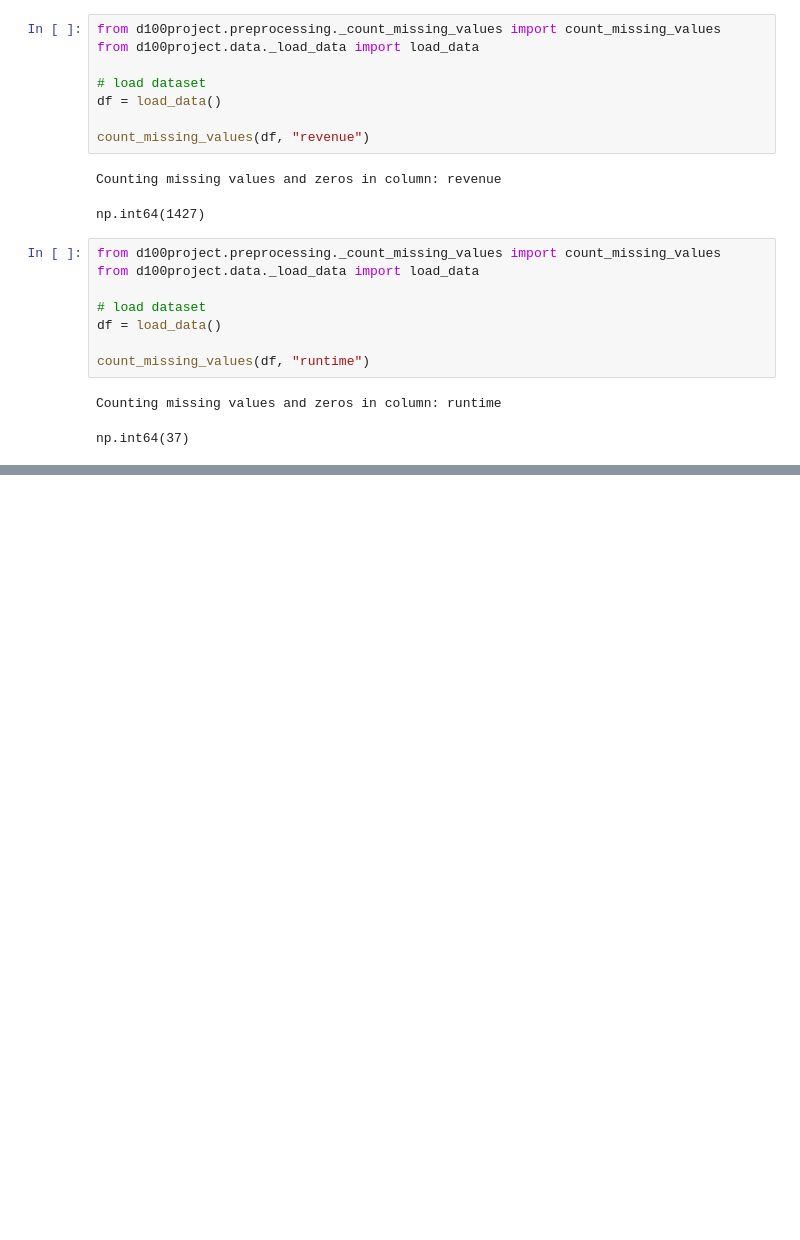
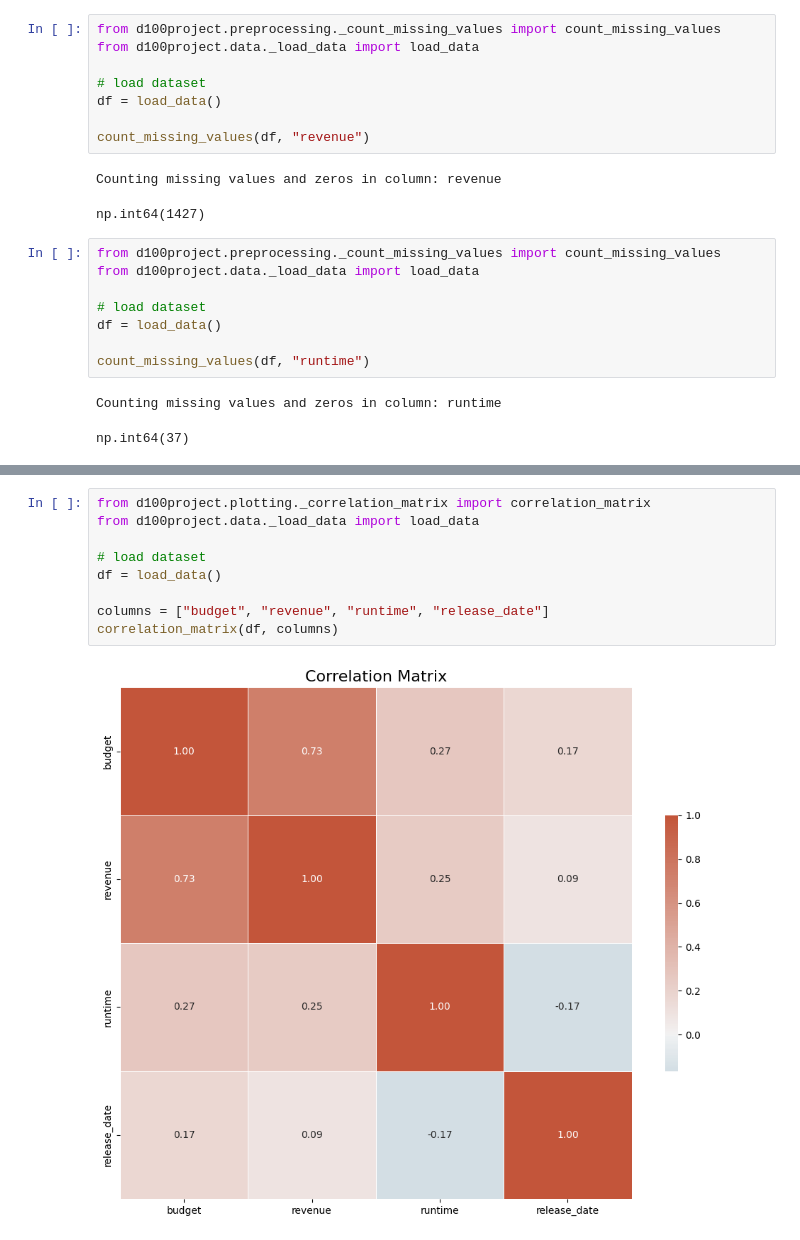
Before and after one commit to gem733/d100project, a Jupyter notebook: eda_cleaning.ipynb, the cells around one changed output, grey strips where cells are left out. Cells and saved outputs as stored; diff of their text form; blank space fills up the shorter version.

Commit message:
edit nb with corr matrix

```diff
--- a/eda_cleaning.ipynb
+++ b/eda_cleaning.ipynb
@@ -326,0 +341,11 @@ np.int64(37)
+# %%
+from d100project.plotting._correlation_matrix import correlation_matrix
+from d100project.data._load_data import load_data
+
+# load dataset
+df = load_data()
+
+columns = ["budget", "revenue", "runtime", "release_date"]
+correlation_matrix(df, columns)
+# %% [output]
+[figure, added]
```
Also changed, not shown: parts of 1 cell of this notebook.
